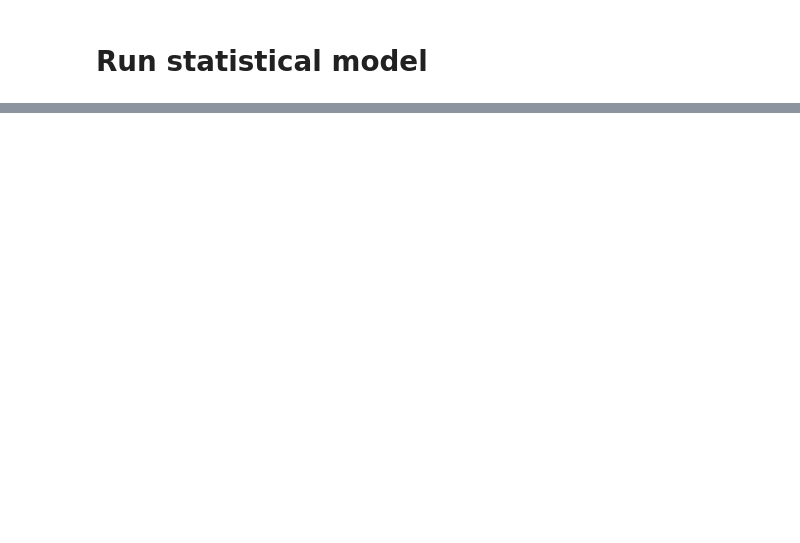
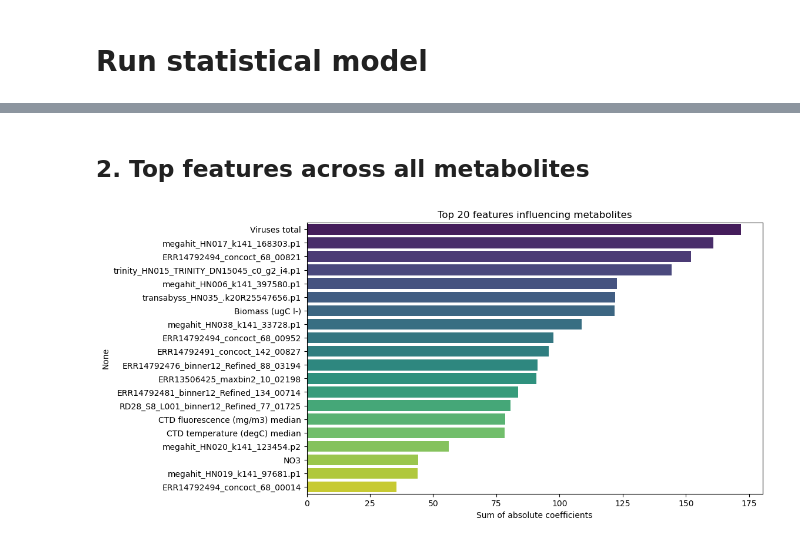
Before and after one commit to oramar1256/OMGeEP_AECO_Hackathon, a Jupyter notebook: OMGeEP_AECO_Hackathon.ipynb, the cells around one changed output, grey strips where cells are left out. Cells and saved outputs as stored; diff of their text form; code cells hidden in the pictures; blank space fills up the shorter version.

```diff
--- a/OMGeEP_AECO_Hackathon.ipynb
+++ b/OMGeEP_AECO_Hackathon.ipynb
@@ -492,0 +469,14 @@ LogisticRegression does not accept missing values encoded as NaN natively. For s
+# %% [markdown]
+## 2. Top features across all metabolites
+# %%
+# Sum absolute coefficients across metabolites
+feature_importance = coefs.abs().sum(axis=1).sort_values(ascending=False)
+
+plt.figure(figsize=(10,6))
+sns.barplot(x=feature_importance.values[:20], y=feature_importance.index[:20], palette="viridis")
+plt.title("Top 20 features influencing metabolites")
+plt.xlabel("Sum of absolute coefficients")
+plt.savefig('MultiTaskLassoCV_top20_influencing_features.png', dpi=300)
+plt.show()
+# %% [output]
+[figure, added]
```
Also changed, not shown: parts of 80 cells of this notebook.
